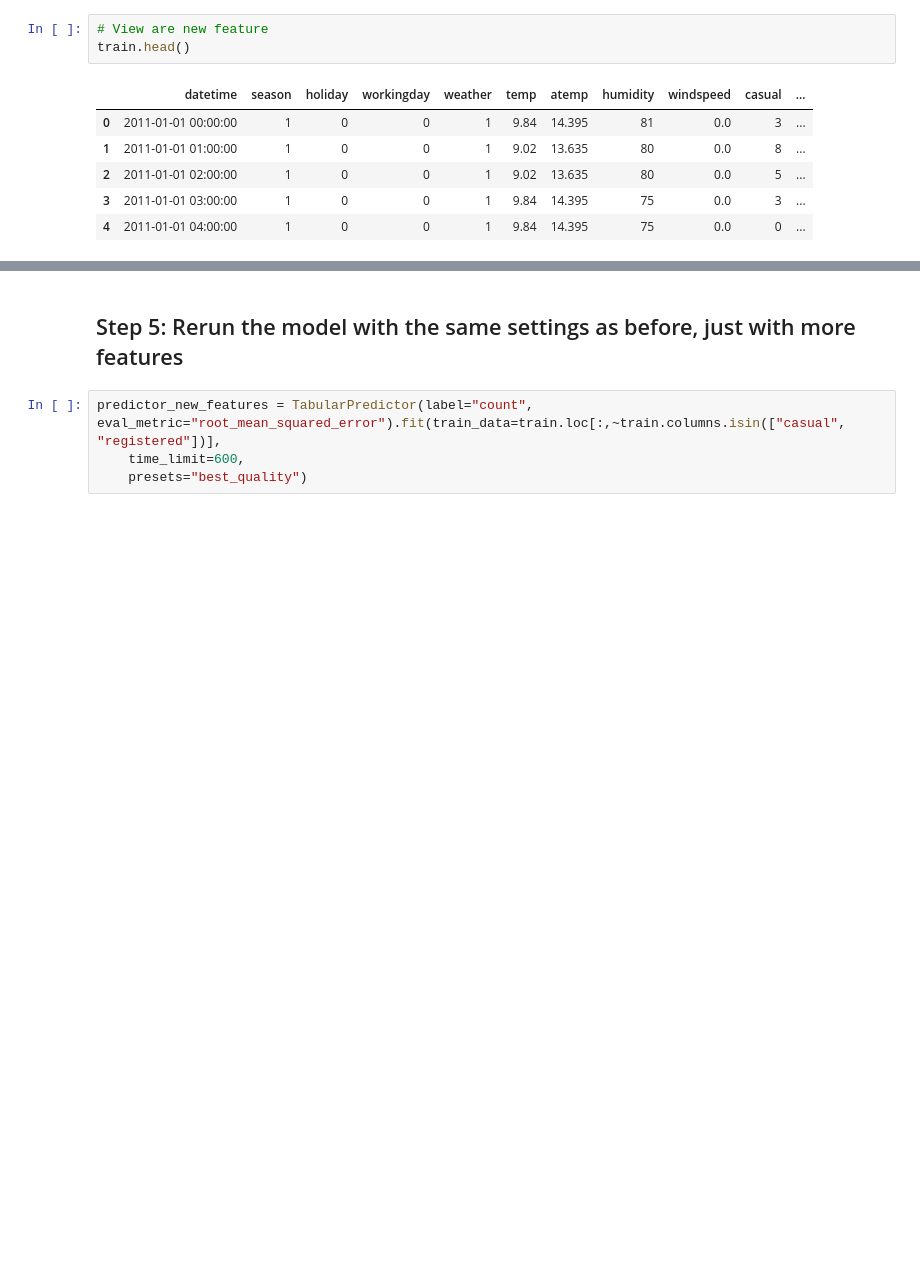
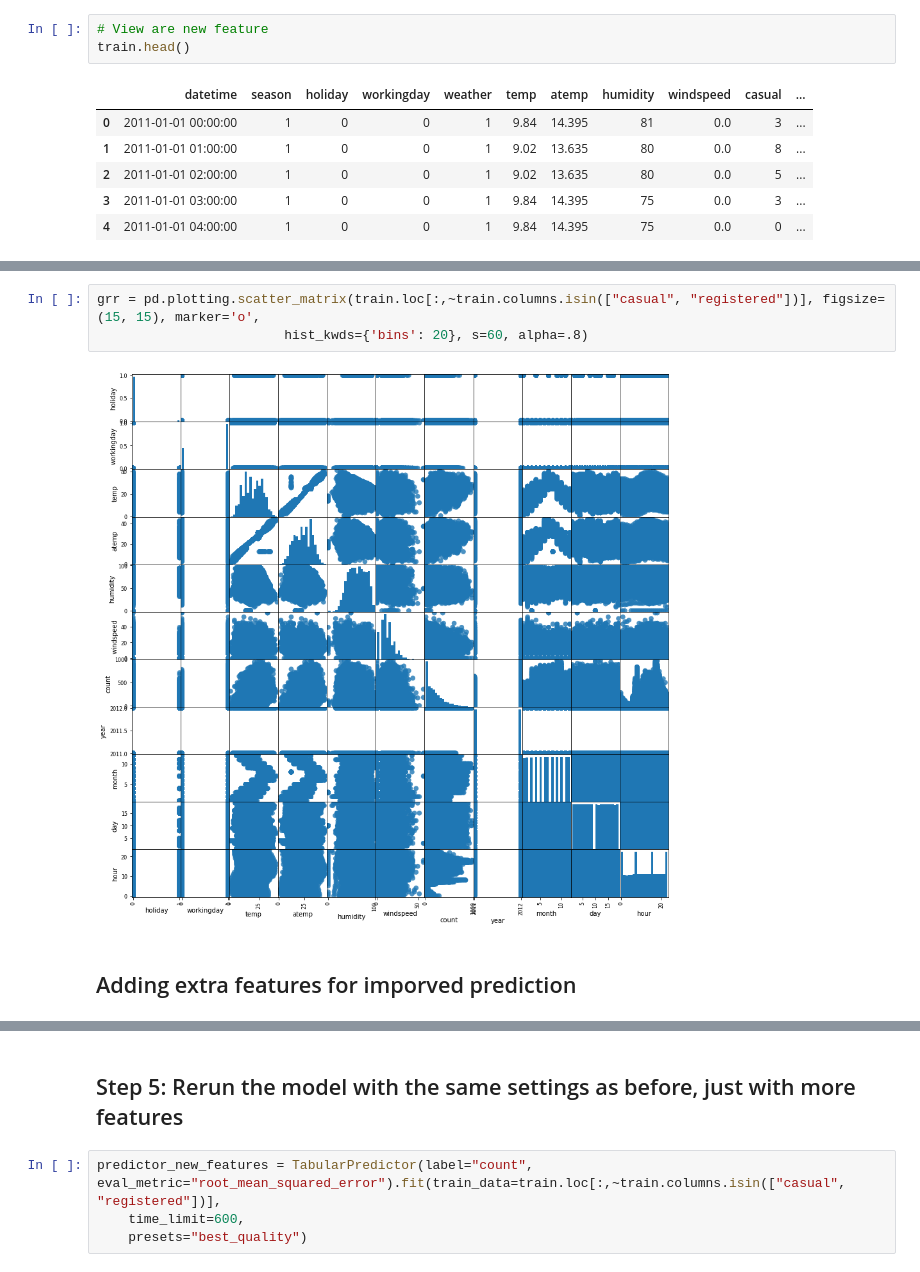
Before and after one commit to Afi83/nd009t-c1-intro-to-ml-project-starter, a Jupyter notebook: project-template.ipynb, the cells around one changed output, grey strips where cells are left out. Drawn from its saved outputs; the diff is of its cells as text; blank space fills up the shorter version.

```diff
--- a/project-template.ipynb
+++ b/project-template.ipynb
@@ -429,0 +435,7 @@ array([[<AxesSubplot:title={'center':'datetime'}>,
+# %%
+grr = pd.plotting.scatter_matrix(train.loc[:,~train.columns.isin(["casual", "registered"])], figsize=(15, 15), marker='o',
+                        hist_kwds={'bins': 20}, s=60, alpha=.8)
+# %% [output]
+[figure, added]
+# %% [markdown]
+## Adding extra features for imporved prediction
```
Also changed, not shown: parts of 23 cells of this notebook, 1 other file.
